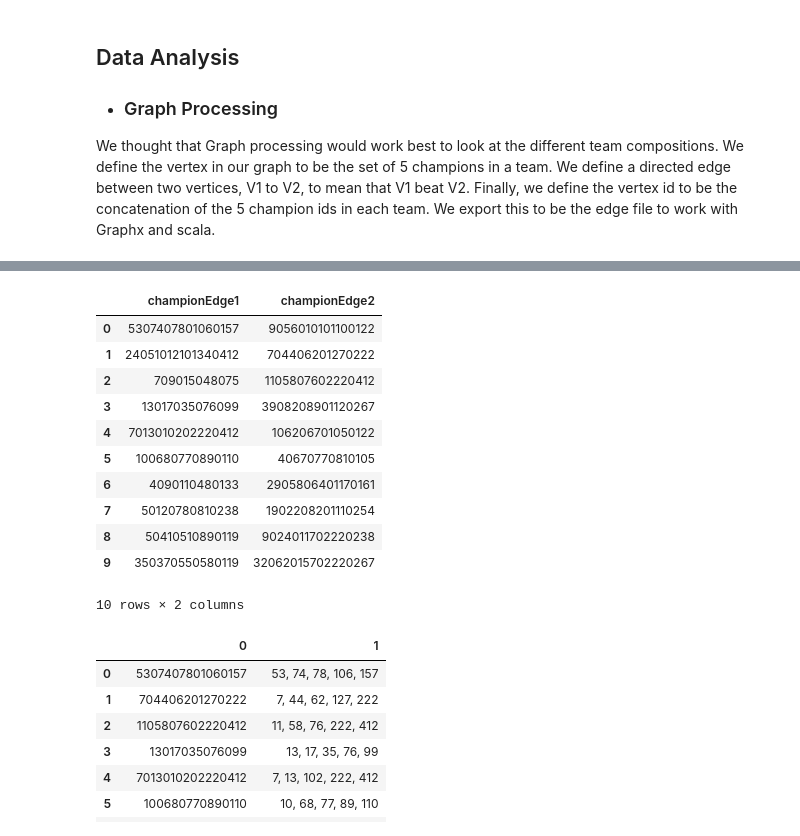
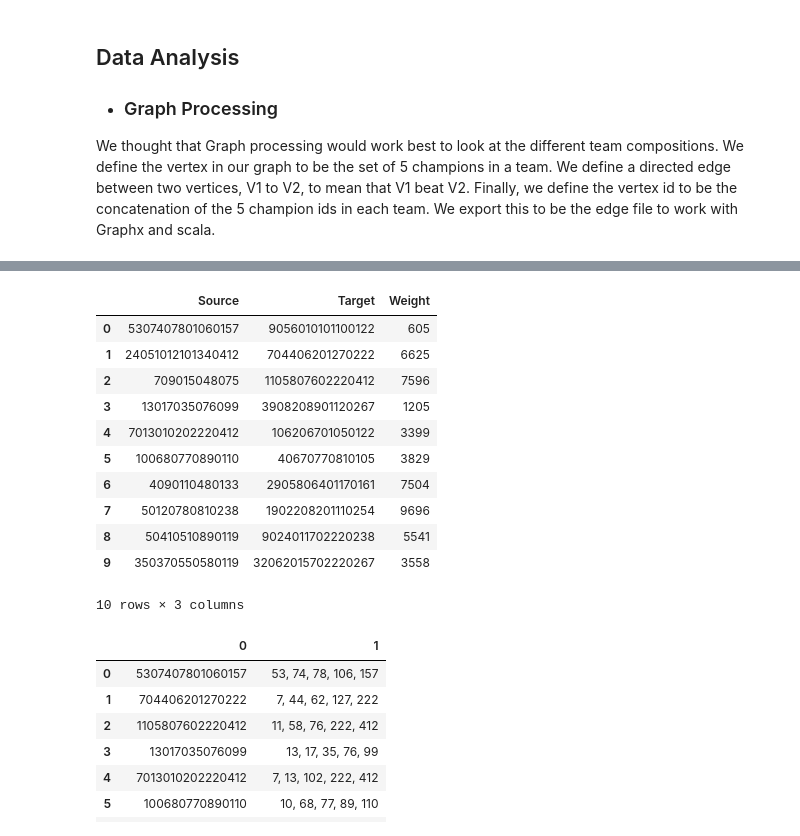
Before and after one commit to alechoey/trLOLing, a Jupyter notebook: analysis/final_project.ipynb, the cells around one changed output, grey strips where cells are left out. Cells and saved outputs as stored; diff of their text form; code cells hidden in the pictures.

Commit message:
Edge weight analysis

```diff
--- a/analysis/final_project.ipynb
+++ b/analysis/final_project.ipynb
@@ -11,13 +11,13 @@ Let's first begin by importing our data.
 # import data from data/complete/games/...
 import pandas as pd
 
-DATA_PATH = "/home/saasbook/trLOLing"
+DATA_PATH = "/Users/alechoey/Documents/Berkeley/Spring 2014/CS194/project"
 
 def parse_game_stats(filename):
     df = pd.read_csv(filename)
     return df
 
-games_df = parse_game_stats(DATA_PATH + "/final-games.csv")
+games_df = parse_game_stats(DATA_PATH + "/data/final/20140507155446807-games.csv")
 games_df.head(10)
 # %% [output]
 |  | team1summoner1championId | team1summoner1spell1 | team1summoner1spell2 | team1summoner1level | ... |
@@ -98,20 +283,38 @@ game_champs[['team1vertexId', 'team2vertexId', 'team1vertexInfo', 'team2vertexIn
 # %%
+import math
+variables = {'team1goldSpentNormalized': 1.0,
+             'team2goldSpentNormalized': -1.0,
+             'team1goldEarnedNormalized': 1.0,
+             'team2goldEarnedNormalized': -1.0,
+             'team1totalTimeCrowdControlDealtNormalized': 1.0,
+             'team2totalTimeCrowdControlDealtNormalized': -1.0,
+             'team1wardPlacedNormalized': 1.0,
+             'team2wardPlacedNormalized': -1.0,
+             'team1minionsKilledNormalized': 1.0,
+             'team2minionsKilledNormalized': -1.0,
+             'team1championsKilledNormalized': 1.0,
+             'team2championsKilledNormalized': -1.0}
 # Finally, export to edge file
-game_champs['championEdge1'] = game_champs.apply(lambda row: int(row['team1vertexId']) if row['win'] else int(row['team2vertexId']), axis=1)
-game_champs['championEdge2'] = game_champs.apply(lambda row: int(row['team2vertexId']) if row['win'] else int(row['team1vertexId']), axis=1)
-game_champs[['championEdge1', 'championEdge2']].head(10)
+def calculate_weight(row):
+    score = int(sum(map(lambda key: variables[key] * (0 if math.isnan(row[key]) else row[key]), variables)) * 10000)
+    return score if row['team1win'] else -score
+
+game_champs['Weight'] = game_champs.apply(calculate_weight, axis=1)
+game_champs['Source'] = game_champs.apply(lambda row: int(row['team1vertexId']) if row['team1win'] else int(row['team2vertexId']), axis=1)
+game_champs['Target'] = game_champs.apply(lambda row: int(row['team2vertexId']) if row['team1win'] else int(row['team1vertexId']), axis=1)
+game_champs[['Source', 'Target', 'Weight']].head(10)
 # %% [output]
-|  | championEdge1 | championEdge2 |
-| 0 | 5307407801060157 | 9056010101100122 |
-| 1 | 24051012101340412 | 704406201270222 |
-| 2 | 709015048075 | 1105807602220412 |
-| 3 | 13017035076099 | 3908208901120267 |
-| 4 | 7013010202220412 | 106206701050122 |
-| 5 | 100680770890110 | 40670770810105 |
-| 6 | 4090110480133 | 2905806401170161 |
-| 7 | 50120780810238 | 1902208201110254 |
-| 8 | 50410510890119 | 9024011702220238 |
-| 9 | 350370550580119 | 32062015702220267 |
+|  | Source | Target | Weight |
+| 0 | 5307407801060157 | 9056010101100122 | 605 |
+| 1 | 24051012101340412 | 704406201270222 | 6625 |
+| 2 | 709015048075 | 1105807602220412 | 7596 |
+| 3 | 13017035076099 | 3908208901120267 | 1205 |
+| 4 | 7013010202220412 | 106206701050122 | 3399 |
+| 5 | 100680770890110 | 40670770810105 | 3829 |
+| 6 | 4090110480133 | 2905806401170161 | 7504 |
+| 7 | 50120780810238 | 1902208201110254 | 9696 |
+| 8 | 50410510890119 | 9024011702220238 | 5541 |
+| 9 | 350370550580119 | 32062015702220267 | 3558 |
-10 rows × 2 columns
+10 rows × 3 columns
 # %%
 # export it to edges
```
Also changed, not shown: parts of 4 cells of this notebook.
